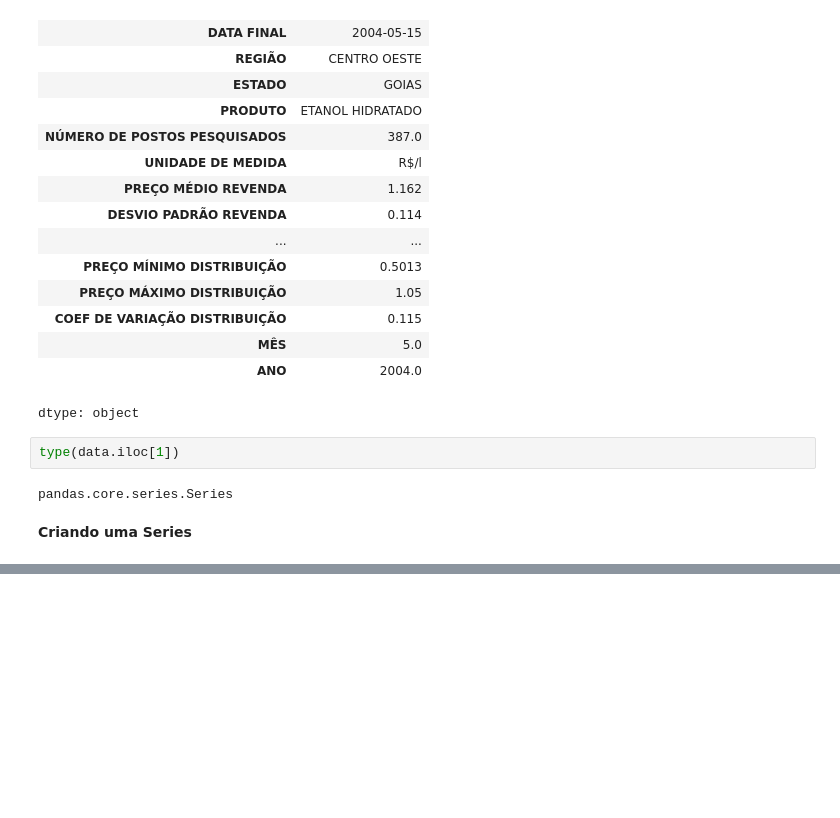
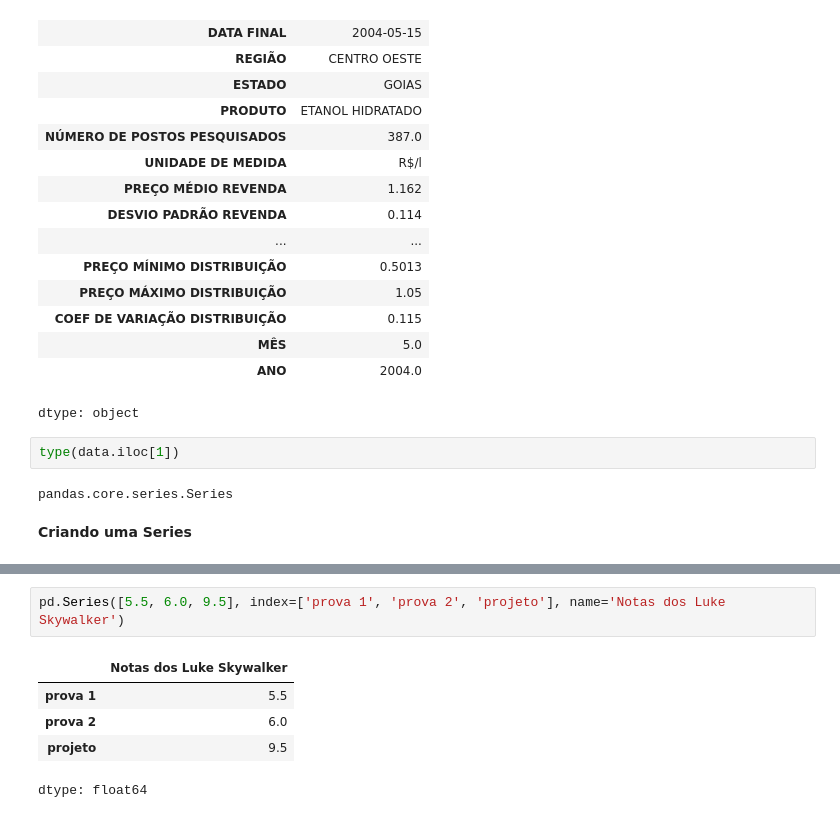
Before and after one commit to Guilherme0202PM/TreinamentoDados, a Jupyter notebook: Semana04/Section02/Pandas.ipynb, the cells around one changed output, grey strips where cells are left out. Saved outputs shown, nothing was run; the diff lists cells and outputs as text; blank space fills up the shorter version.

```diff
--- a/Semana04/Section02/Pandas.ipynb
+++ b/Semana04/Section02/Pandas.ipynb
@@ -245,0 +254,8 @@ pandas.core.series.Series
+# %%
+pd.Series([5.5, 6.0, 9.5], index=['prova 1', 'prova 2', 'projeto'], name='Notas dos Luke Skywalker')
+# %% [output]
+|  | Notas dos Luke Skywalker |
+| prova 1 | 5.5 |
+| prova 2 | 6.0 |
+| projeto | 9.5 |
+dtype: float64
```
Also changed, not shown: parts of 1 cell of this notebook.
